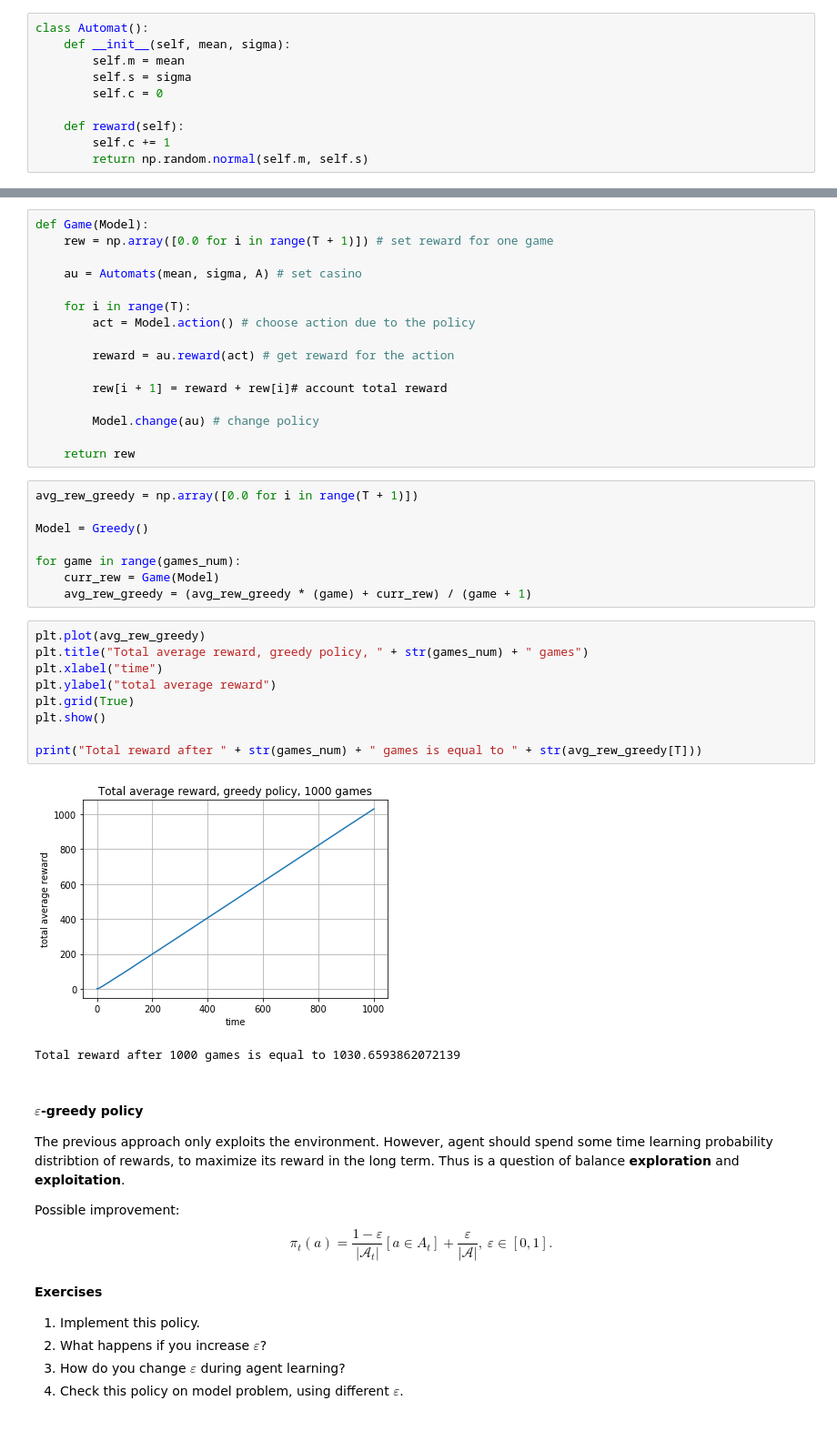
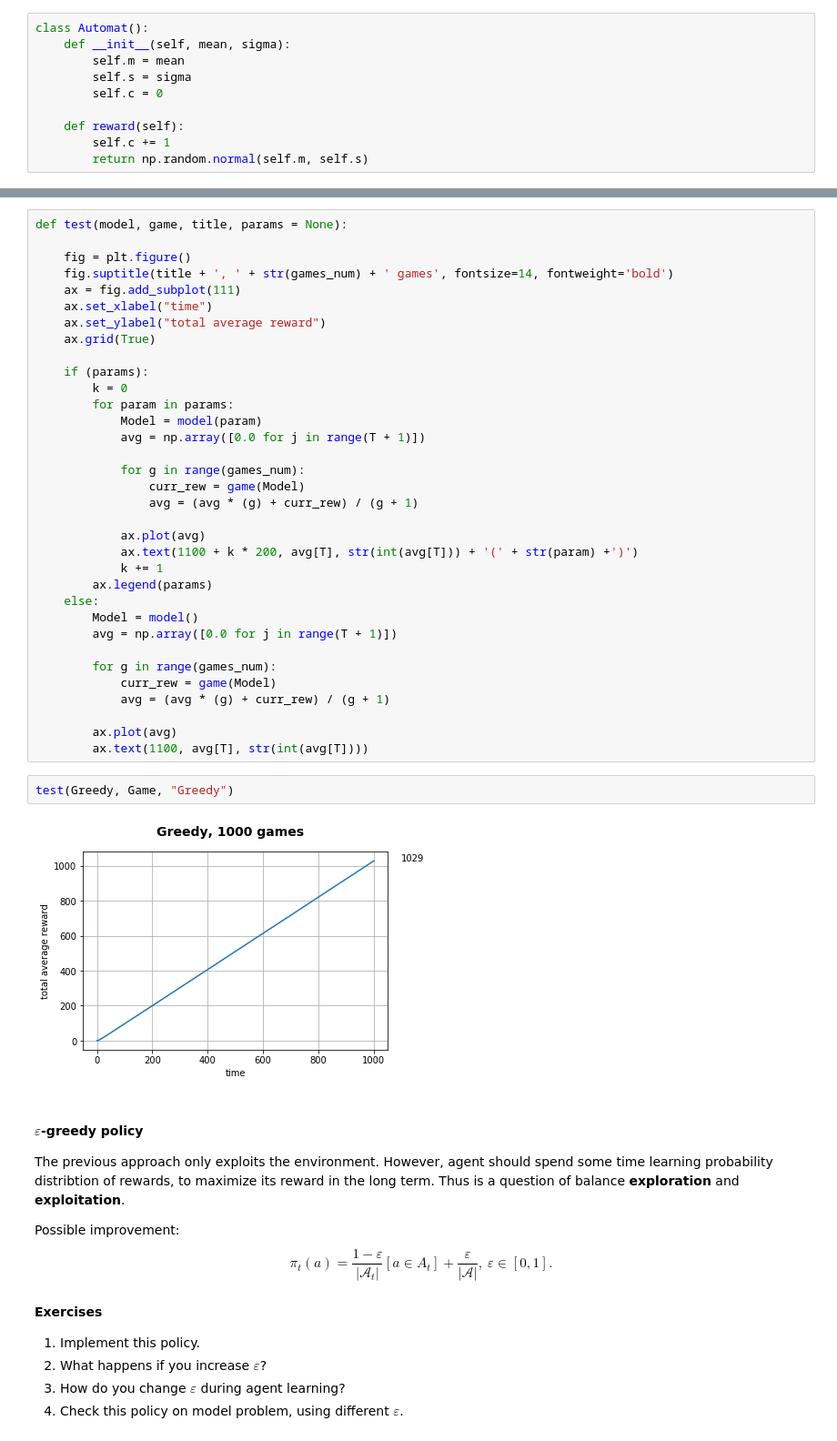
Before and after one commit to birshert/Darin, a Jupyter notebook: labs_/Birshert Alexey DARIN LAB-4.ipynb, the cells around one changed output, grey strips where cells are left out. Shown at 91% size. Drawn from its saved outputs; the diff is of its cells as text.

```diff
--- a/labs_/Birshert Alexey DARIN LAB-4.ipynb
+++ b/labs_/Birshert Alexey DARIN LAB-4.ipynb
@@ -130,39 +152,41 @@ class Greedy():
-# %%
-def Game(Model):
-    rew = np.array([0.0 for i in range(T + 1)]) # set reward for one game
-
-    au = Automats(mean, sigma, A) # set casino
-
-    for i in range(T):
-        act = Model.action() # choose action due to the policy
-
-        reward = au.reward(act) # get reward for the action
-
-        rew[i + 1] = reward + rew[i]# account total reward
-
-        Model.change(au) # change policy
-
-    return rew
-# %%
-avg_rew_greedy = np.array([0.0 for i in range(T + 1)])
-
-Model = Greedy()
-
-for game in range(games_num):
-    curr_rew = Game(Model)
-    avg_rew_greedy = (avg_rew_greedy * (game) + curr_rew) / (game + 1)
-# %%
-plt.plot(avg_rew_greedy)
-plt.title("Total average reward, greedy policy, " + str(games_num) + " games")
-plt.xlabel("time")
-plt.ylabel("total average reward")
-plt.grid(True)
-plt.show()
-
-print("Total reward after " + str(games_num) + " games is equal to " + str(avg_rew_greedy[T]))
-# %% [output]
-[figure, removed]
-Total reward after 1000 games is equal to 1030.6593862072139
+# %%
+def test(model, game, title, params = None):
+
+    fig = plt.figure()
+    fig.suptitle(title + ', ' + str(games_num) + ' games', fontsize=14, fontweight='bold')
+    ax = fig.add_subplot(111)
+    ax.set_xlabel("time")
+    ax.set_ylabel("total average reward")
+    ax.grid(True)
+
+    if (params):
+        k = 0
+        for param in params:
+            Model = model(param)
+            avg = np.array([0.0 for j in range(T + 1)])
+
+            for g in range(games_num):
+                curr_rew = game(Model)
+                avg = (avg * (g) + curr_rew) / (g + 1)
+
+            ax.plot(avg)
+            ax.text(1100 + k * 200, avg[T], str(int(avg[T])) + '(' + str(param) +')')
+            k += 1
+        ax.legend(params)
+    else:
+        Model = model()
+        avg = np.array([0.0 for j in range(T + 1)])
+
+        for g in range(games_num):
+            curr_rew = game(Model)
+            avg = (avg * (g) + curr_rew) / (g + 1)
+
+        ax.plot(avg)
+        ax.text(1100, avg[T], str(int(avg[T])))
+# %%
+test(Greedy, Game, "Greedy")
+# %% [output]
+[figure, added]
 # %% [markdown]
 #### $\varepsilon$-greedy policy
 The previous approach only exploits the environment. However, agent should spend some time learning probability distribtion of rewards, to maximize its reward in the long term. Thus is a question of balance **exploration** and **exploitation**.
```
Also changed, not shown: parts of 20 cells of this notebook.
